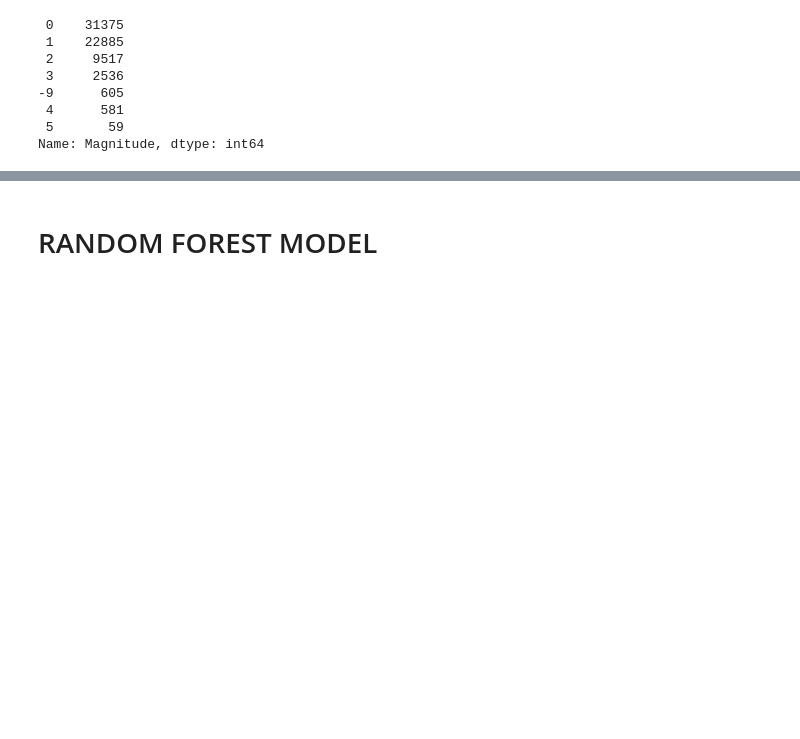
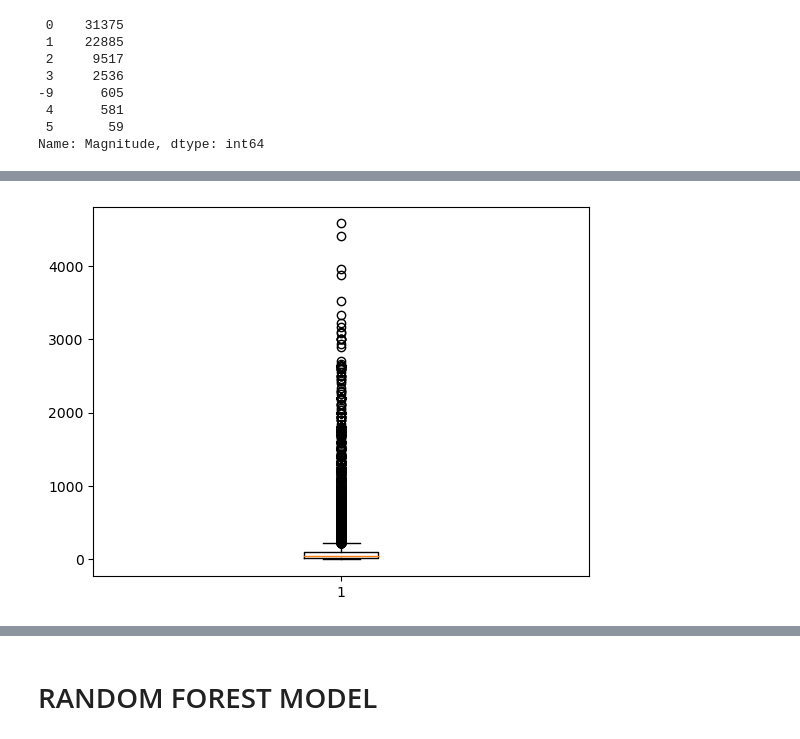
Before and after one commit to amiecostello22/Tornado_Alley, a Jupyter notebook: ML_Model.ipynb, the cells around one changed output, grey strips where cells are left out. Cells and saved outputs as stored; diff of their text form; code cells hidden in the pictures; blank space fills up the shorter version.

```diff
--- a/ML_Model.ipynb
+++ b/ML_Model.ipynb
@@ -100,0 +174,6 @@ Name: Injuries, dtype: int64
+# %%
+# Take a better look at Width in yards
+plt.boxplot(tornado_df['Width_in_Yards'])
+plt.show()
+# %% [output]
+[figure, added]
```
Also changed, not shown: parts of 37 cells of this notebook.
